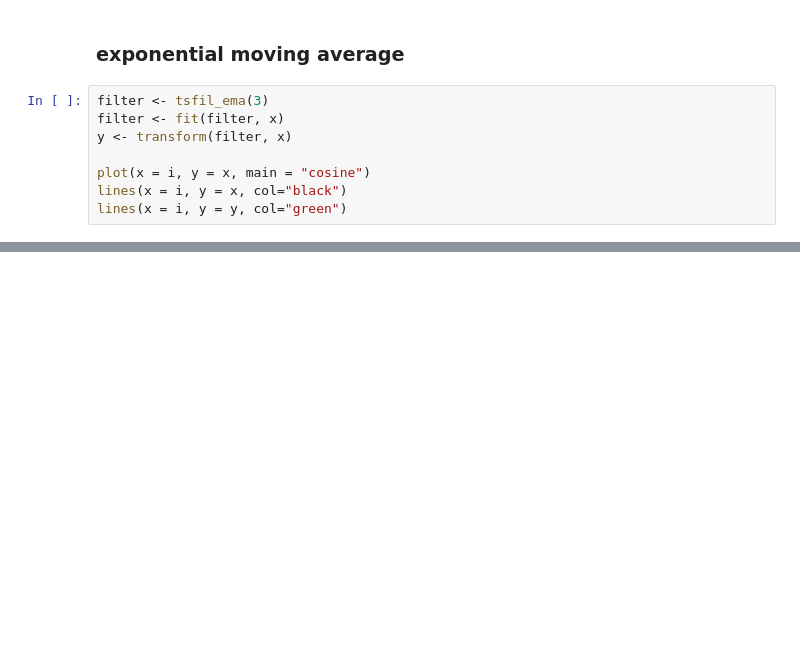
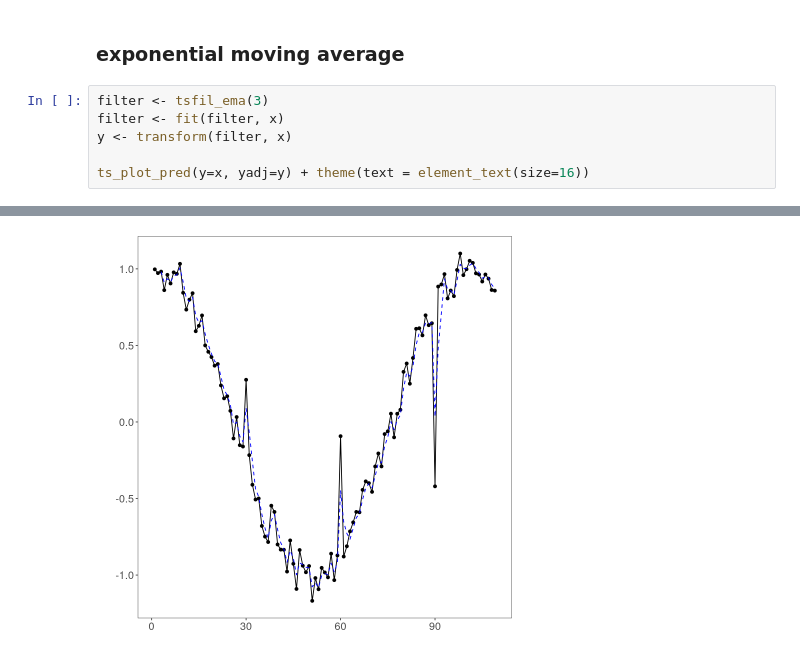
Before and after one commit to felipeat07/daltoolbox, a Jupyter notebook: examples/timeseries/ts_filter.ipynb, the cells around one changed output, grey strips where cells are left out. Cells and saved outputs as stored; diff of their text form; blank space fills up the shorter version.

```diff
--- a/examples/timeseries/ts_filter.ipynb
+++ b/examples/timeseries/ts_filter.ipynb
@@ -60,6 +62,5 @@ filter <- tsfil_ema(3)
 filter <- fit(filter, x)
 y <- transform(filter, x)
 
-plot(x = i, y = x, main = "cosine")
-lines(x = i, y = x, col="black")
-lines(x = i, y = y, col="green")
+ts_plot_pred(y=x, yadj=y) + theme(text = element_text(size=16))
+# %% [output]
@@ -65,0 +69 @@ lines(x = i, y = y, col="green")
+[figure, added]
```
Also changed, not shown: parts of 4 cells of this notebook, 3 other files.
